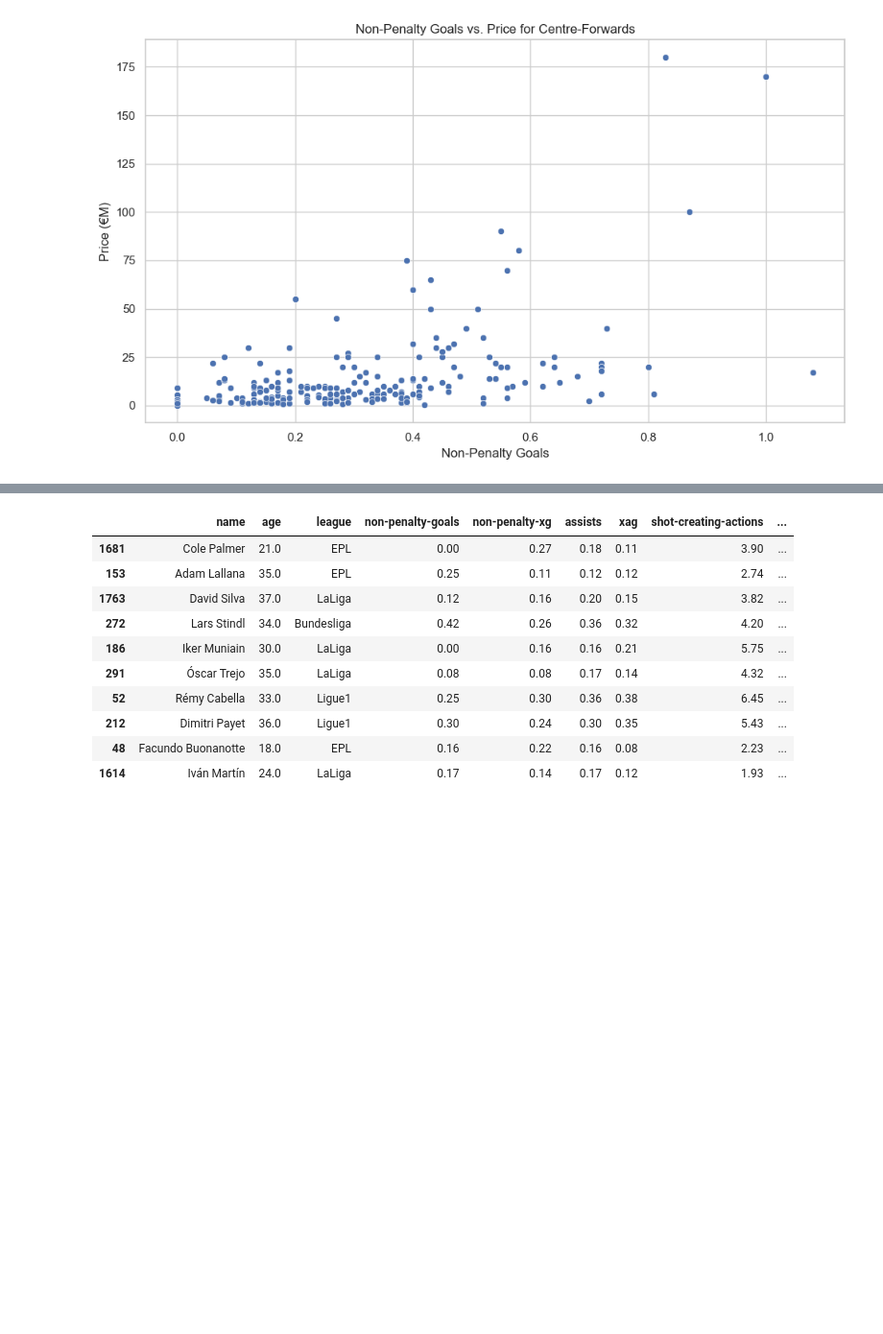
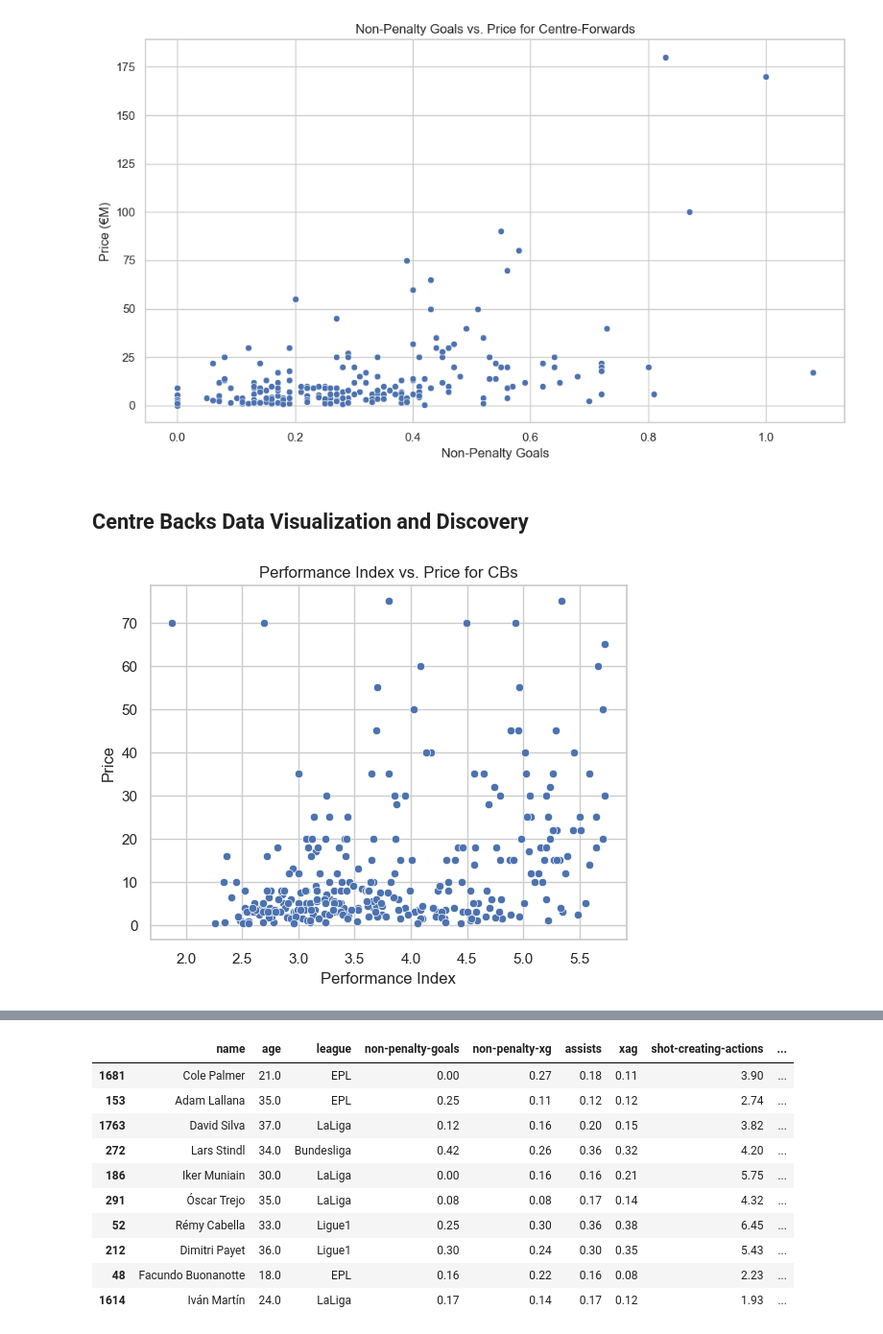
Before and after one commit to enesyesil/Moneyball-Scout-ML, a Jupyter notebook: Moneyball Scout Dataset.ipynb, the cells around one changed output, grey strips where cells are left out. Shown: that part at 96% size. Saved outputs shown, nothing was run; the diff lists cells and outputs as text; code cells hidden in the pictures; blank space fills up the shorter version.

```diff
--- a/Moneyball Scout Dataset.ipynb
+++ b/Moneyball Scout Dataset.ipynb
@@ -283,8 +283,8 @@ df_amc
 # %%
 
 important_columns_cb = [
-    'name', 'tackles', 'interceptions', 'blocks', 'clearances',
-    'aerials-won', 'passes-attempted', 'pass-completion-%', 'league','max_price'
+    'name','age','tackles', 'interceptions', 'blocks', 'clearances',
+    'aerials-won', 'passes-attempted', 'pass-completion-%', 'league','price','progressive-passes','progressive-carries'
 ]
 
 important_columns_fb = [
@@ -477,3 +477,40 @@ plt.tight_layout()
 plt.show()
 # %% [output]
 [figure]
+# %% [markdown]
+## Centre Backs Data Visualization and Discovery
+# %%
+league_scores = {
+    'EPL': 5,
+    'LaLiga': 4.5,
+    'Bundesliga': 3.5,
+    'SerieA': 3.5,
+    'Ligue1': 3.0,
+    'Other': 3
+}
+
+df_cb['league_score'] = df_cb['league'].map(league_scores)
+
+# Metrics for Centre-Forwards
+metrics_cb = [
+   'tackles', 'interceptions', 'blocks', 'clearances',
+    'aerials-won', 'passes-attempted', 'pass-completion-%','progressive-passes','progressive-carries'
+]
+
+# Including 'league_score' in the features
+features_cb = metrics_cb + ['league_score']
+
+# Standardizing the metrics
+scaler = StandardScaler()
+df_cb_scaled = scaler.fit_transform(df_cb[features_cb])
+
+# Correcting the DataFrame reference for Performance Index calculation
+df_cb['Performance_Index'] = np.mean(df_cb_scaled, axis=1) + df_cb['league_score']
+# %%
+sns.scatterplot(x='Performance_Index', y='price', data=df_cb)
+plt.title('Performance Index vs. Price for CBs')
+plt.xlabel('Performance Index')
+plt.ylabel('Price')
+plt.show()
+# %% [output]
+[figure, added]
```
Also changed, not shown: parts of 15 cells of this notebook.
